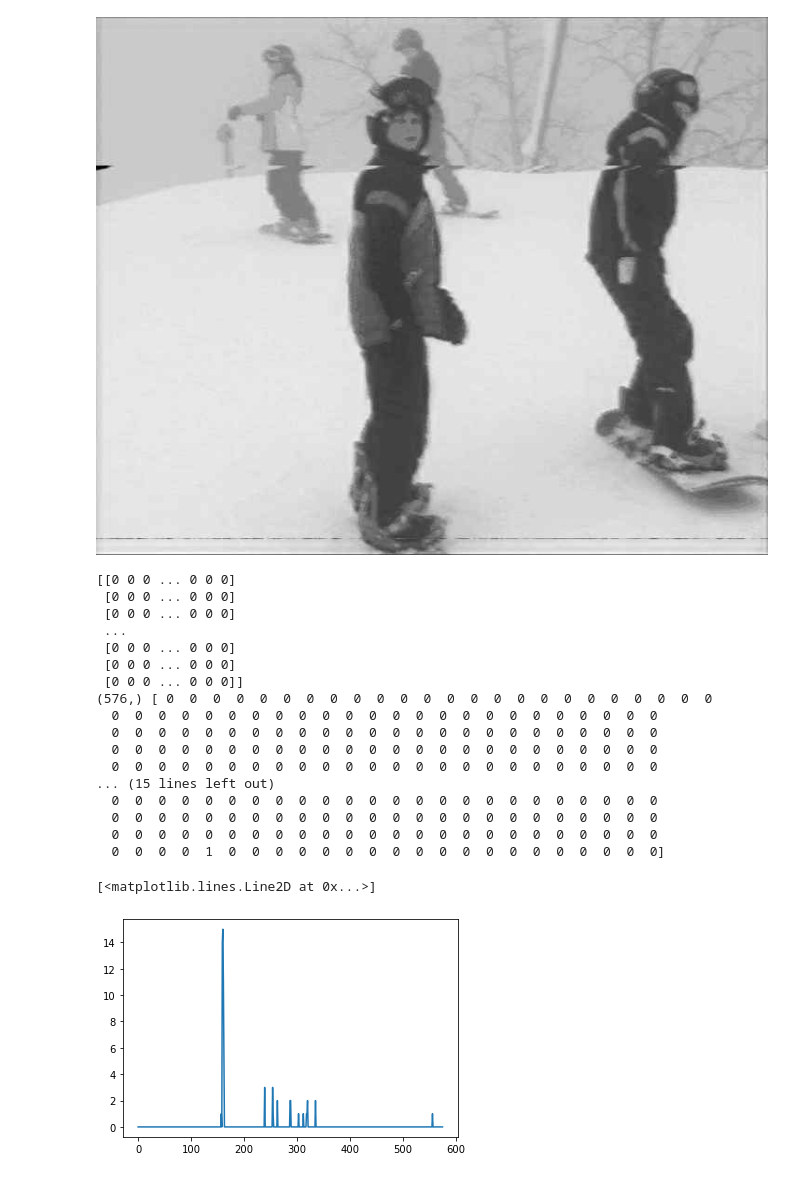
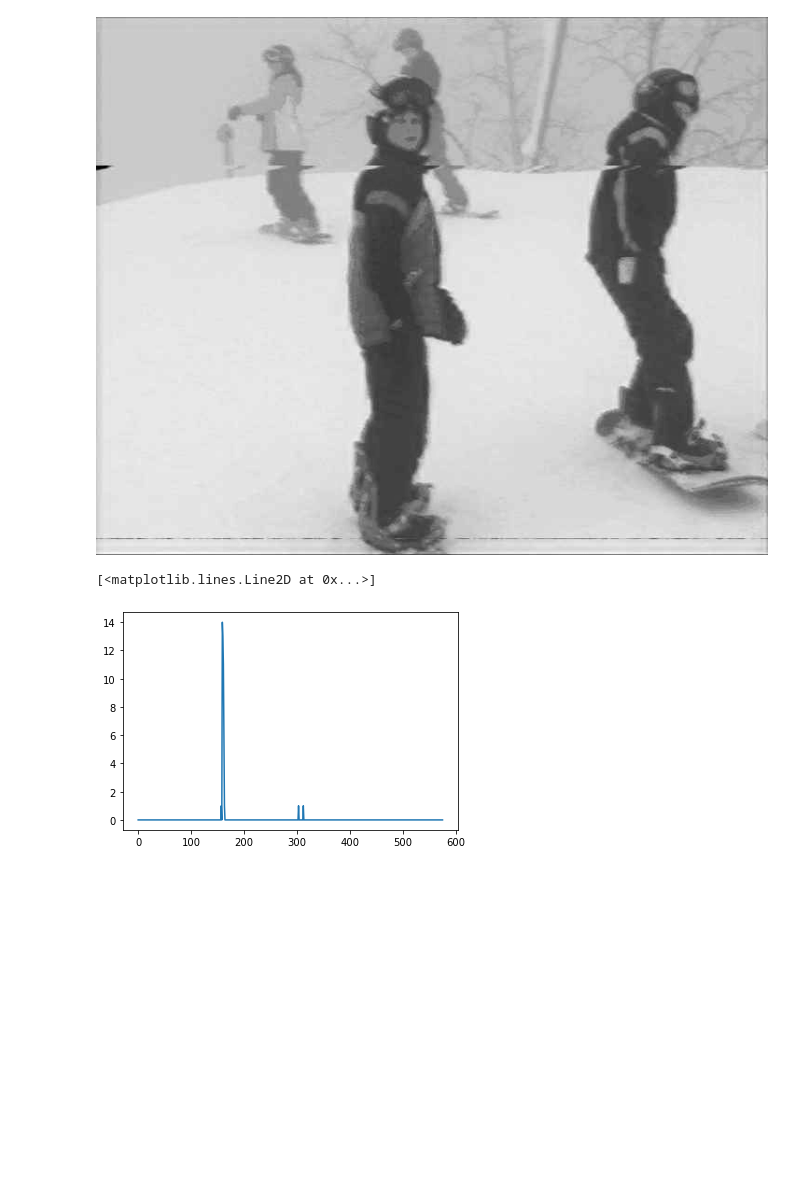
Before and after one commit to EpicKiwi/projet-datascience, a Jupyter notebook: notebooks/black_white_line.ipynb, the cells around one changed output. Cells and saved outputs as stored; diff of their text form; code cells hidden in the pictures; blank space fills up the shorter version.

```diff
--- a/notebooks/black_white_line.ipynb
+++ b/notebooks/black_white_line.ipynb
@@ -110,33 +106,11 @@ display(Image.fromarray(img_transform))
 # %% [output]
 [figure]
 # %%
-threshold = 45
-
-mask = np.where((img[:,:,0] < threshold) & (img[:,:,1] < threshold) & (img[:,:,2] < threshold), 1, 0)
-
-print(mask)
-
+threshold = 50
+mask = np.where((img_transform[:,:,0] < threshold) & (img_transform[:,:,1] < threshold) & (img_transform[:,:,2] < threshold), 1, 0)
 hist = np.sum(mask, axis=1)
-print(hist.shape, hist)
 
 plt.plot(hist)
 # %% [output]
-[[0 0 0 ... 0 0 0]
- [0 0 0 ... 0 0 0]
- [0 0 0 ... 0 0 0]
- ...
- [0 0 0 ... 0 0 0]
- [0 0 0 ... 0 0 0]
- [0 0 0 ... 0 0 0]]
-(576,) [ 0  0  0  0  0  0  0  0  0  0  0  0  0  0  0  0  0  0  0  0  0  0  0  0
-  0  0  0  0  0  0  0  0  0  0  0  0  0  0  0  0  0  0  0  0  0  0  0  0
-  0  0  0  0  0  0  0  0  0  0  0  0  0  0  0  0  0  0  0  0  0  0  0  0
-  0  0  0  0  0  0  0  0  0  0  0  0  0  0  0  0  0  0  0  0  0  0  0  0
-  0  0  0  0  0  0  0  0  0  0  0  0  0  0  0  0  0  0  0  0  0  0  0  0
-... (15 lines left out)
-  0  0  0  0  0  0  0  0  0  0  0  0  0  0  0  0  0  0  0  0  0  0  0  0
-  0  0  0  0  0  0  0  0  0  0  0  0  0  0  0  0  0  0  0  0  0  0  0  0
-  0  0  0  0  0  0  0  0  0  0  0  0  0  0  0  0  0  0  0  0  0  0  0  0
-  0  0  0  0  1  0  0  0  0  0  0  0  0  0  0  0  0  0  0  0  0  0  0  0]
+[<matplotlib.lines.Line2D at 0x...>]
-[<matplotlib.lines.Line2D at 0x...>]
-[figure, old version]
+[figure, new version]
```
Also changed, not shown: parts of 6 cells of this notebook, 2 other files.
